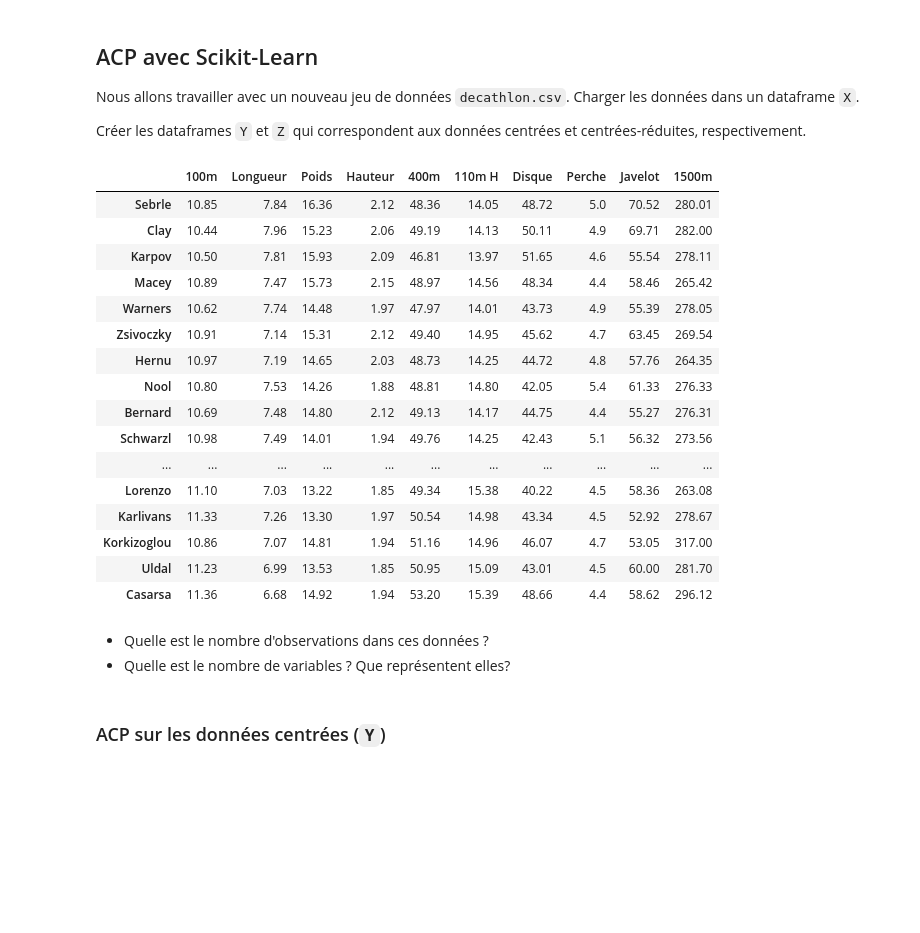
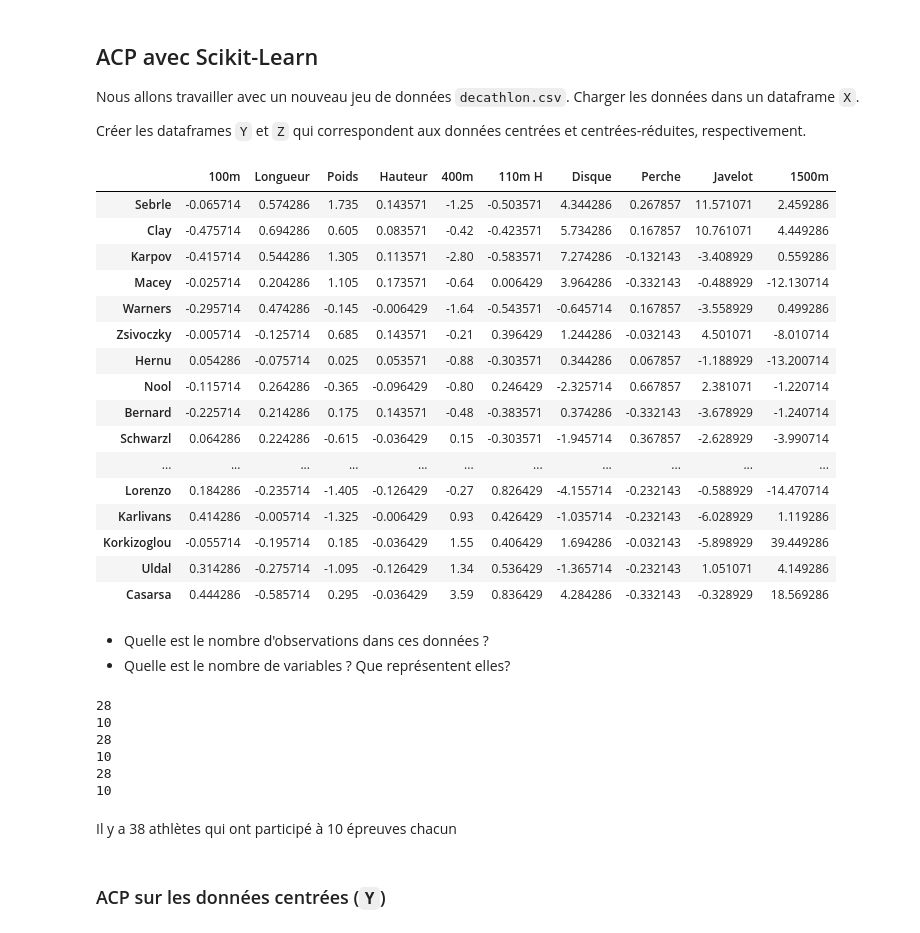
Before and after one commit to LordRayd/Master1, a Jupyter notebook: 2249_Algorithme/TP2/TP_ACP.ipynb, the cells around one changed output. Drawn from its saved outputs; the diff is of its cells as text; code cells hidden in the pictures; blank space fills up the shorter version.

```diff
--- a/2249_Algorithme/TP2/TP_ACP.ipynb
+++ b/2249_Algorithme/TP2/TP_ACP.ipynb
@@ -381,28 +411,46 @@ Charger les données dans un dataframe ``X``.
 Créer les dataframes ``Y`` et ``Z`` qui correspondent aux données centrées et centrées-réduites, respectivement.
 # %%
 X = pd.read_csv("decathlon.csv",sep=";",index_col=0)
-X
+Y = X - X.mean(axis=0)
+Z = Y / X.std(ddof=0)
+Y
 # %% [output]
 |  | 100m | Longueur | Poids | Hauteur | 400m | 110m H | Disque | Perche | Javelot | 1500m |
-| Sebrle | 10.85 | 7.84 | 16.36 | 2.12 | 48.36 | 14.05 | 48.72 | 5.0 | 70.52 | 280.01 |
-| Clay | 10.44 | 7.96 | 15.23 | 2.06 | 49.19 | 14.13 | 50.11 | 4.9 | 69.71 | 282.00 |
-| Karpov | 10.50 | 7.81 | 15.93 | 2.09 | 46.81 | 13.97 | 51.65 | 4.6 | 55.54 | 278.11 |
-| Macey | 10.89 | 7.47 | 15.73 | 2.15 | 48.97 | 14.56 | 48.34 | 4.4 | 58.46 | 265.42 |
-| Warners | 10.62 | 7.74 | 14.48 | 1.97 | 47.97 | 14.01 | 43.73 | 4.9 | 55.39 | 278.05 |
-| Zsivoczky | 10.91 | 7.14 | 15.31 | 2.12 | 49.40 | 14.95 | 45.62 | 4.7 | 63.45 | 269.54 |
-| Hernu | 10.97 | 7.19 | 14.65 | 2.03 | 48.73 | 14.25 | 44.72 | 4.8 | 57.76 | 264.35 |
-| Nool | 10.80 | 7.53 | 14.26 | 1.88 | 48.81 | 14.80 | 42.05 | 5.4 | 61.33 | 276.33 |
-| Bernard | 10.69 | 7.48 | 14.80 | 2.12 | 49.13 | 14.17 | 44.75 | 4.4 | 55.27 | 276.31 |
-| Schwarzl | 10.98 | 7.49 | 14.01 | 1.94 | 49.76 | 14.25 | 42.43 | 5.1 | 56.32 | 273.56 |
+| Sebrle | -0.065714 | 0.574286 | 1.735 | 0.143571 | -1.25 | -0.503571 | 4.344286 | 0.267857 | 11.571071 | 2.459286 |
+| Clay | -0.475714 | 0.694286 | 0.605 | 0.083571 | -0.42 | -0.423571 | 5.734286 | 0.167857 | 10.761071 | 4.449286 |
+| Karpov | -0.415714 | 0.544286 | 1.305 | 0.113571 | -2.80 | -0.583571 | 7.274286 | -0.132143 | -3.408929 | 0.559286 |
+| Macey | -0.025714 | 0.204286 | 1.105 | 0.173571 | -0.64 | 0.006429 | 3.964286 | -0.332143 | -0.488929 | -12.130714 |
+| Warners | -0.295714 | 0.474286 | -0.145 | -0.006429 | -1.64 | -0.543571 | -0.645714 | 0.167857 | -3.558929 | 0.499286 |
+| Zsivoczky | -0.005714 | -0.125714 | 0.685 | 0.143571 | -0.21 | 0.396429 | 1.244286 | -0.032143 | 4.501071 | -8.010714 |
+| Hernu | 0.054286 | -0.075714 | 0.025 | 0.053571 | -0.88 | -0.303571 | 0.344286 | 0.067857 | -1.188929 | -13.200714 |
+| Nool | -0.115714 | 0.264286 | -0.365 | -0.096429 | -0.80 | 0.246429 | -2.325714 | 0.667857 | 2.381071 | -1.220714 |
+| Bernard | -0.225714 | 0.214286 | 0.175 | 0.143571 | -0.48 | -0.383571 | 0.374286 | -0.332143 | -3.678929 | -1.240714 |
+| Schwarzl | 0.064286 | 0.224286 | -0.615 | -0.036429 | 0.15 | -0.303571 | -1.945714 | 0.367857 | -2.628929 | -3.990714 |
 | ... | ... | ... | ... | ... | ... | ... | ... | ... | ... | ... |
-| Lorenzo | 11.10 | 7.03 | 13.22 | 1.85 | 49.34 | 15.38 | 40.22 | 4.5 | 58.36 | 263.08 |
-| Karlivans | 11.33 | 7.26 | 13.30 | 1.97 | 50.54 | 14.98 | 43.34 | 4.5 | 52.92 | 278.67 |
-| Korkizoglou | 10.86 | 7.07 | 14.81 | 1.94 | 51.16 | 14.96 | 46.07 | 4.7 | 53.05 | 317.00 |
-| Uldal | 11.23 | 6.99 | 13.53 | 1.85 | 50.95 | 15.09 | 43.01 | 4.5 | 60.00 | 281.70 |
-| Casarsa | 11.36 | 6.68 | 14.92 | 1.94 | 53.20 | 15.39 | 48.66 | 4.4 | 58.62 | 296.12 |
+| Lorenzo | 0.184286 | -0.235714 | -1.405 | -0.126429 | -0.27 | 0.826429 | -4.155714 | -0.232143 | -0.588929 | -14.470714 |
+| Karlivans | 0.414286 | -0.005714 | -1.325 | -0.006429 | 0.93 | 0.426429 | -1.035714 | -0.232143 | -6.028929 | 1.119286 |
+| Korkizoglou | -0.055714 | -0.195714 | 0.185 | -0.036429 | 1.55 | 0.406429 | 1.694286 | -0.032143 | -5.898929 | 39.449286 |
+| Uldal | 0.314286 | -0.275714 | -1.095 | -0.126429 | 1.34 | 0.536429 | -1.365714 | -0.232143 | 1.051071 | 4.149286 |
+| Casarsa | 0.444286 | -0.585714 | 0.295 | -0.036429 | 3.59 | 0.836429 | 4.284286 | -0.332143 | -0.328929 | 18.569286 |
 # %% [markdown]
 * Quelle est le nombre d'observations dans ces données ?
 * Quelle est le nombre de variables ? Que représentent elles?
+# %%
+print(len(X))
+print(len(X.columns))
+print(len(Y))
+print(len(Y.columns))
+print(len(Z))
+print(len(Z.columns))
+# %% [output]
+28
+10
+28
+10
+28
+10
+# %% [markdown]
+Il y a 38 athlètes qui ont participé à 10 épreuves chacun
 # %% [markdown]
 ### ACP sur les données centrées (``Y``)
 # %%
```
Also changed, not shown: parts of 13 cells of this notebook, 1 other file.
